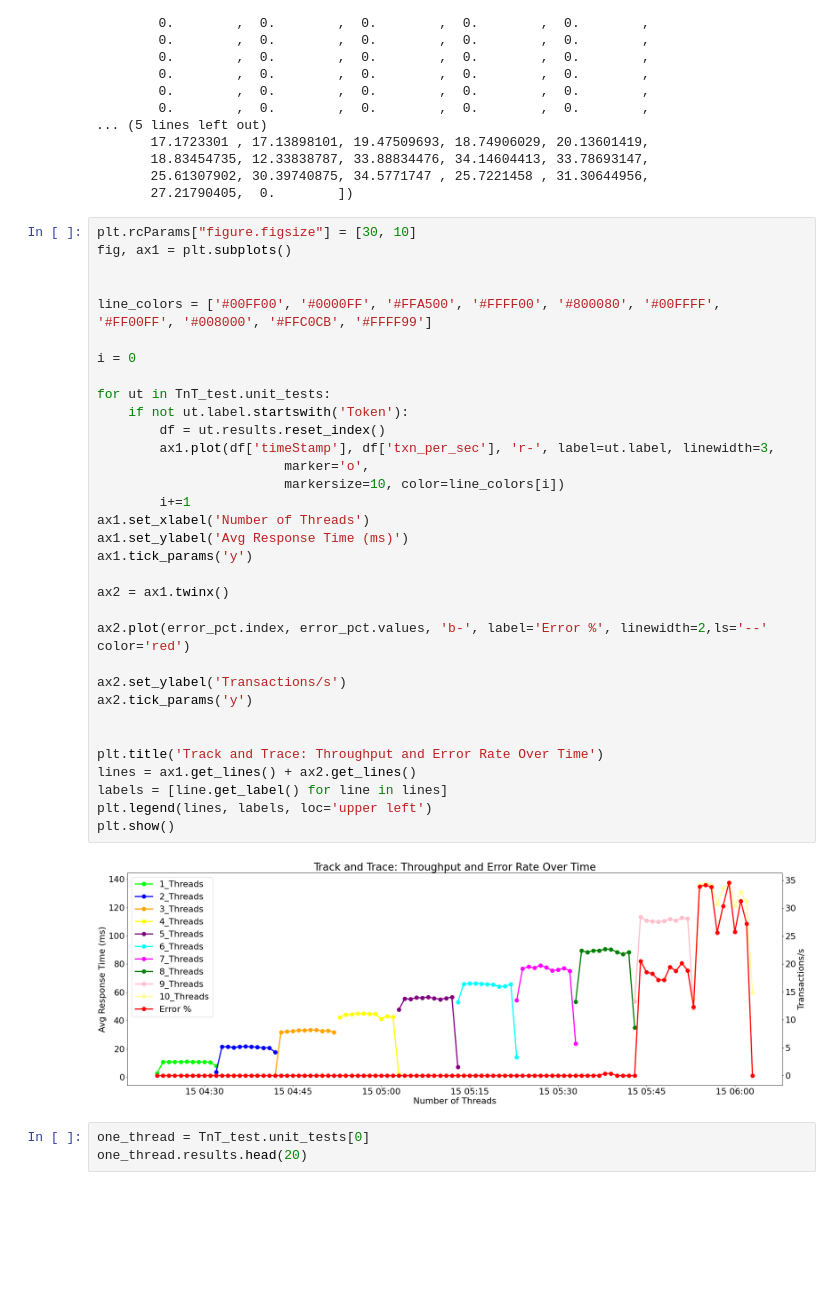
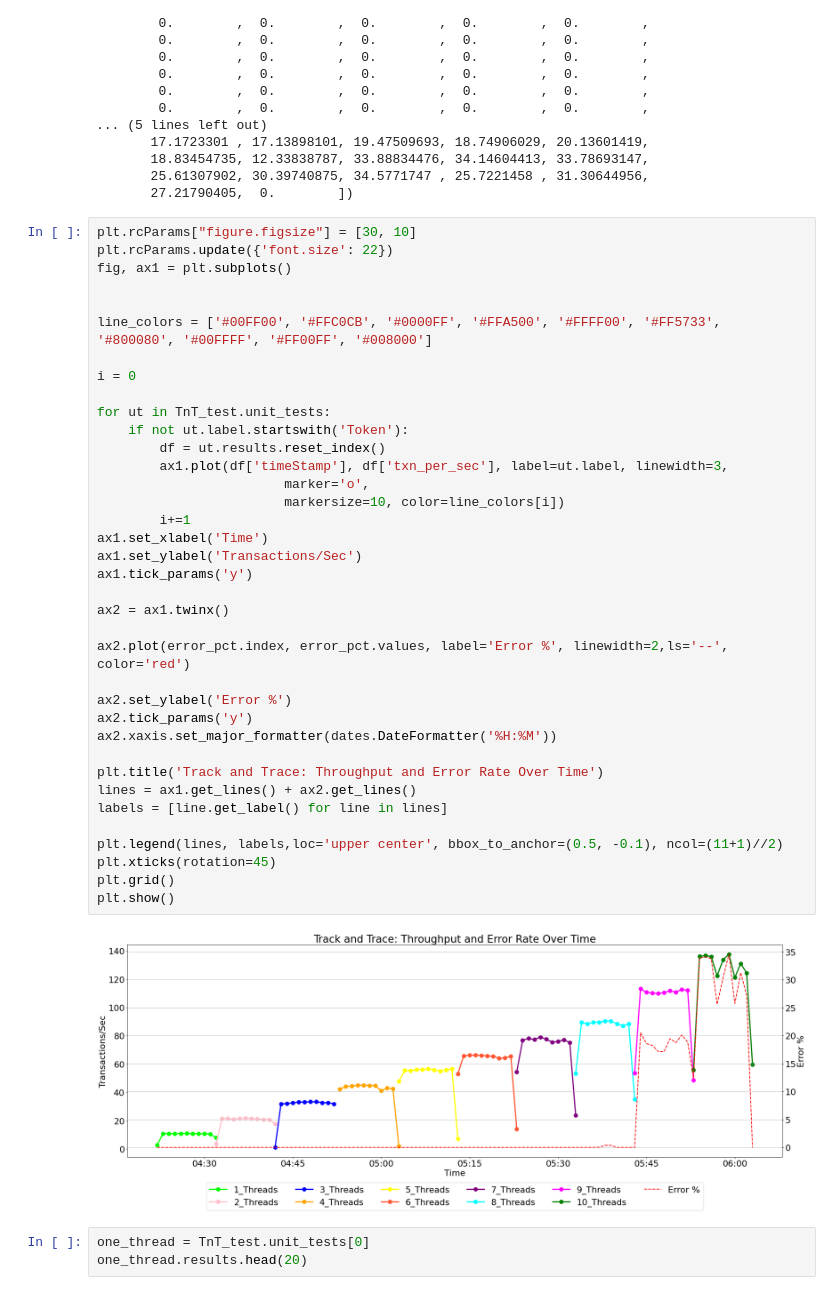
Before and after one commit to jakparker/PerfTestingVisualization, a Jupyter notebook: Unit_Testing.ipynb, the cells around one changed output. Saved outputs shown, nothing was run; the diff lists cells and outputs as text; blank space fills up the shorter version.

```diff
--- a/Unit_Testing.ipynb
+++ b/Unit_Testing.ipynb
@@ -158,39 +158,43 @@ array([ 0.        ,  0.        ,  0.        ,  0.        ,  0.        ,
        27.21790405,  0.        ])
 # %%
 plt.rcParams["figure.figsize"] = [30, 10]
+plt.rcParams.update({'font.size': 22})
 fig, ax1 = plt.subplots()
 
 
-line_colors = ['#00FF00', '#0000FF', '#FFA500', '#FFFF00', '#800080', '#00FFFF', '#FF00FF', '#008000', '#FFC0CB', '#FFFF99']
+line_colors = ['#00FF00', '#FFC0CB', '#0000FF', '#FFA500', '#FFFF00', '#FF5733', '#800080', '#00FFFF', '#FF00FF', '#008000']
 
 i = 0
 
 for ut in TnT_test.unit_tests:
     if not ut.label.startswith('Token'):
         df = ut.results.reset_index()
-        ax1.plot(df['timeStamp'], df['txn_per_sec'], 'r-', label=ut.label, linewidth=3,
+        ax1.plot(df['timeStamp'], df['txn_per_sec'], label=ut.label, linewidth=3,
                         marker='o',
                         markersize=10, color=line_colors[i])
         i+=1
-ax1.set_xlabel('Number of Threads')
-ax1.set_ylabel('Avg Response Time (ms)')
+ax1.set_xlabel('Time')
+ax1.set_ylabel('Transactions/Sec')
 ax1.tick_params('y')
 
 ax2 = ax1.twinx()
 
-ax2.plot(error_pct.index, error_pct.values, 'b-', label='Error %', linewidth=2,ls='--' color='red')
+ax2.plot(error_pct.index, error_pct.values, label='Error %', linewidth=2,ls='--', color='red')
 
-ax2.set_ylabel('Transactions/s')
+ax2.set_ylabel('Error %')
 ax2.tick_params('y')
-
+ax2.xaxis.set_major_formatter(dates.DateFormatter('%H:%M'))
 
 plt.title('Track and Trace: Throughput and Error Rate Over Time')
 lines = ax1.get_lines() + ax2.get_lines()
 labels = [line.get_label() for line in lines]
-plt.legend(lines, labels, loc='upper left')
+
+plt.legend(lines, labels,loc='upper center', bbox_to_anchor=(0.5, -0.1), ncol=(11+1)//2)
+plt.xticks(rotation=45)
+plt.grid()
 plt.show()
 # %% [output]
-[figure, old version]
+[figure, new version]
 # %%
 one_thread = TnT_test.unit_tests[0]
 one_thread.results.head(20)
```
Also changed, not shown: parts of 17 cells of this notebook.
